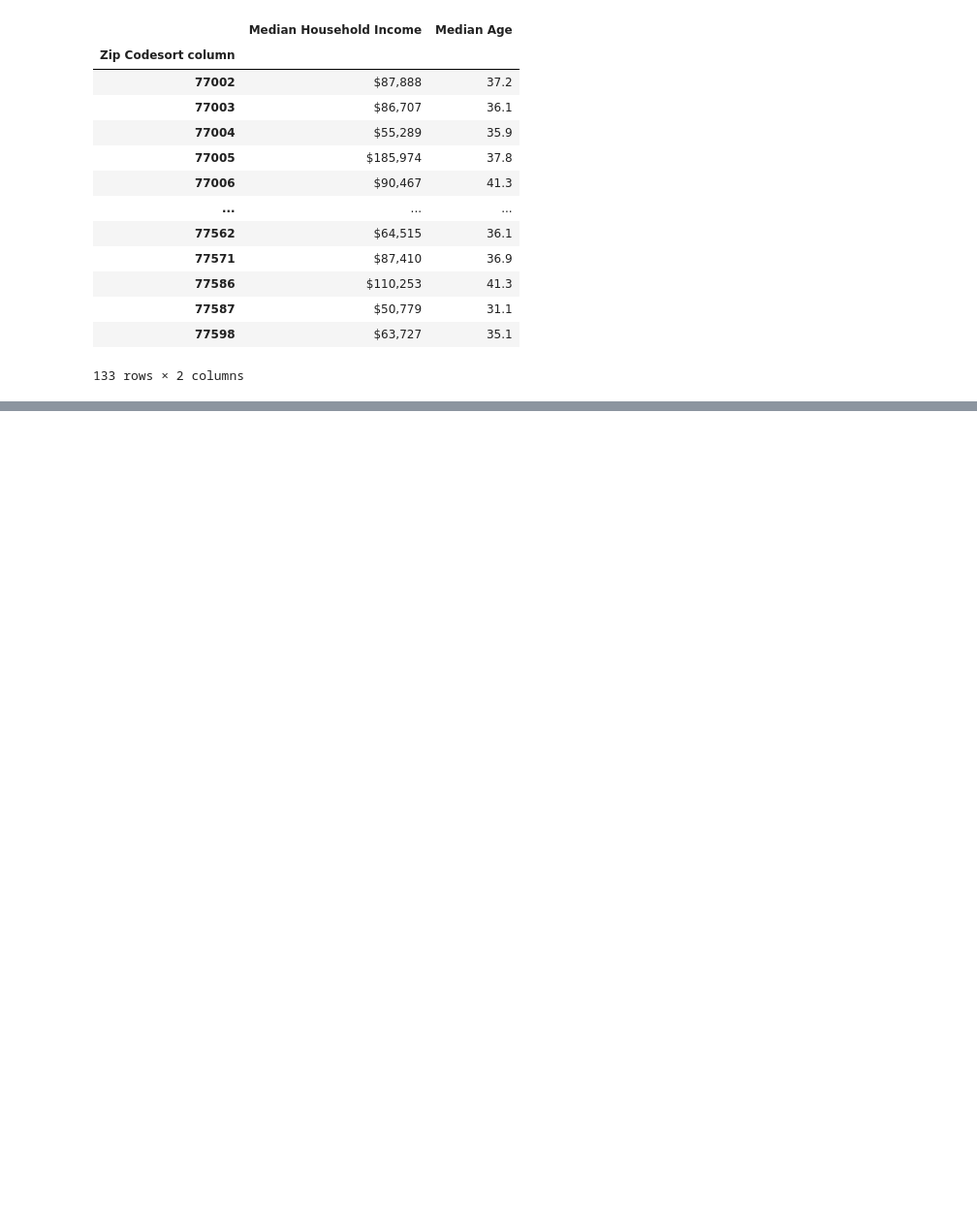
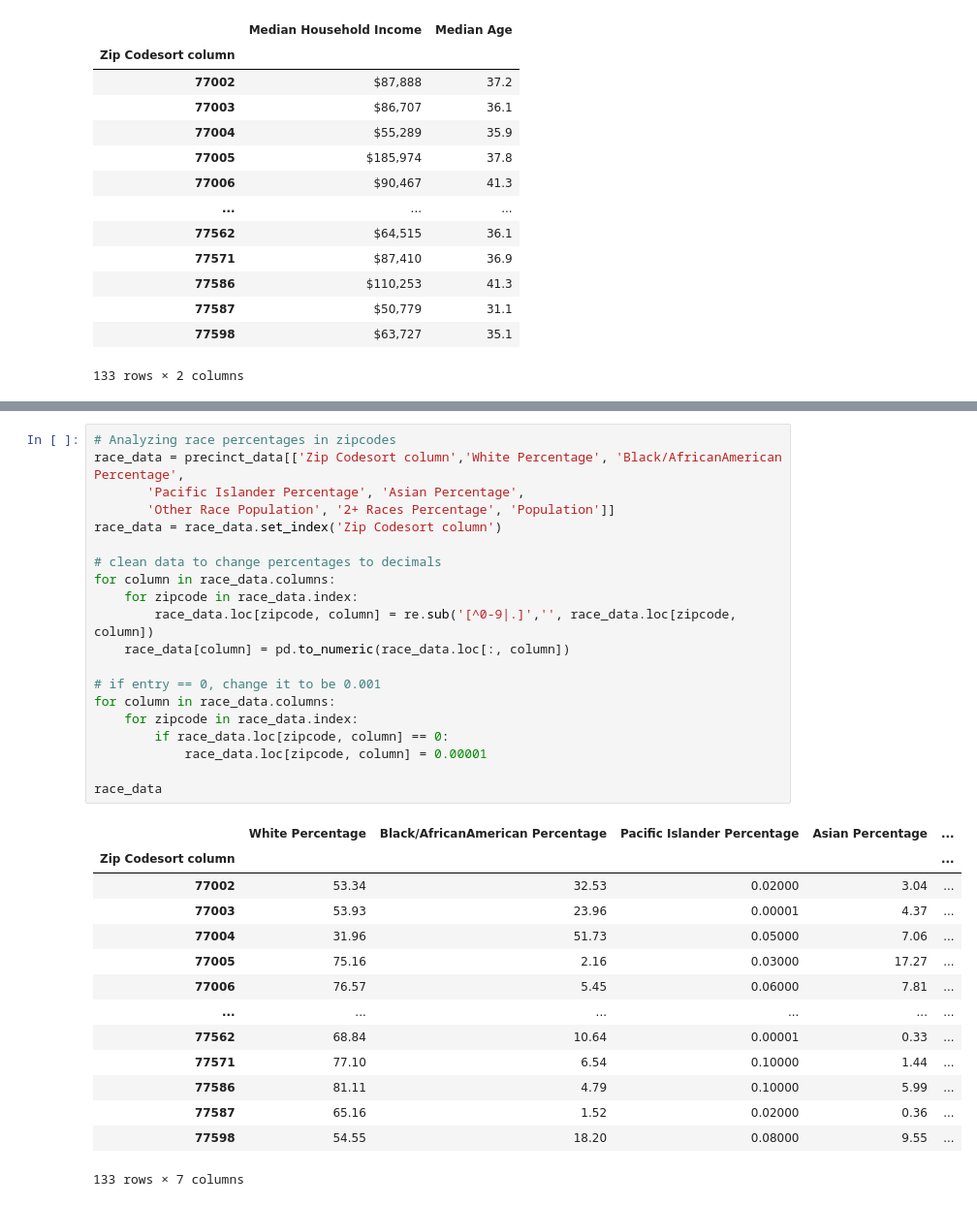
Before and after one commit to ywiamnog/Datathon-2023, a Jupyter notebook: comparing_precincts_by_income_age_race.ipynb, the cells around one changed output, grey strips where cells are left out. Shown at 97% size. Saved outputs shown, nothing was run; the diff lists cells and outputs as text; blank space fills up the shorter version.

```diff
--- a/comparing_precincts_by_income_age_race.ipynb
+++ b/comparing_precincts_by_income_age_race.ipynb
@@ -89,0 +134,35 @@ axes[1].set_title("Difference in Median Age")
+# %%
+# Analyzing race percentages in zipcodes
+race_data = precinct_data[['Zip Codesort column','White Percentage', 'Black/AfricanAmerican Percentage',
+       'Pacific Islander Percentage', 'Asian Percentage',
+       'Other Race Population', '2+ Races Percentage', 'Population']]
+race_data = race_data.set_index('Zip Codesort column')
+
+# clean data to change percentages to decimals
+for column in race_data.columns:
+    for zipcode in race_data.index:
+        race_data.loc[zipcode, column] = re.sub('[^0-9|.]','', race_data.loc[zipcode, column])
+    race_data[column] = pd.to_numeric(race_data.loc[:, column])
+
+# if entry == 0, change it to be 0.001
+for column in race_data.columns:
+    for zipcode in race_data.index:
+        if race_data.loc[zipcode, column] == 0:
+            race_data.loc[zipcode, column] = 0.00001
+
+race_data
+# %% [output]
+|  | White Percentage | Black/AfricanAmerican Percentage | Pacific Islander Percentage | Asian Percentage | ... |
+| Zip Codesort column |  |  |  |  | ... |
+| 77002 | 53.34 | 32.53 | 0.02000 | 3.04 | ... |
+| 77003 | 53.93 | 23.96 | 0.00001 | 4.37 | ... |
+| 77004 | 31.96 | 51.73 | 0.05000 | 7.06 | ... |
+| 77005 | 75.16 | 2.16 | 0.03000 | 17.27 | ... |
+| 77006 | 76.57 | 5.45 | 0.06000 | 7.81 | ... |
+| ... | ... | ... | ... | ... | ... |
+| 77562 | 68.84 | 10.64 | 0.00001 | 0.33 | ... |
+| 77571 | 77.10 | 6.54 | 0.10000 | 1.44 | ... |
+| 77586 | 81.11 | 4.79 | 0.10000 | 5.99 | ... |
+| 77587 | 65.16 | 1.52 | 0.02000 | 0.36 | ... |
+| 77598 | 54.55 | 18.20 | 0.08000 | 9.55 | ... |
+133 rows × 7 columns
```
Also changed, not shown: parts of 9 cells of this notebook.
